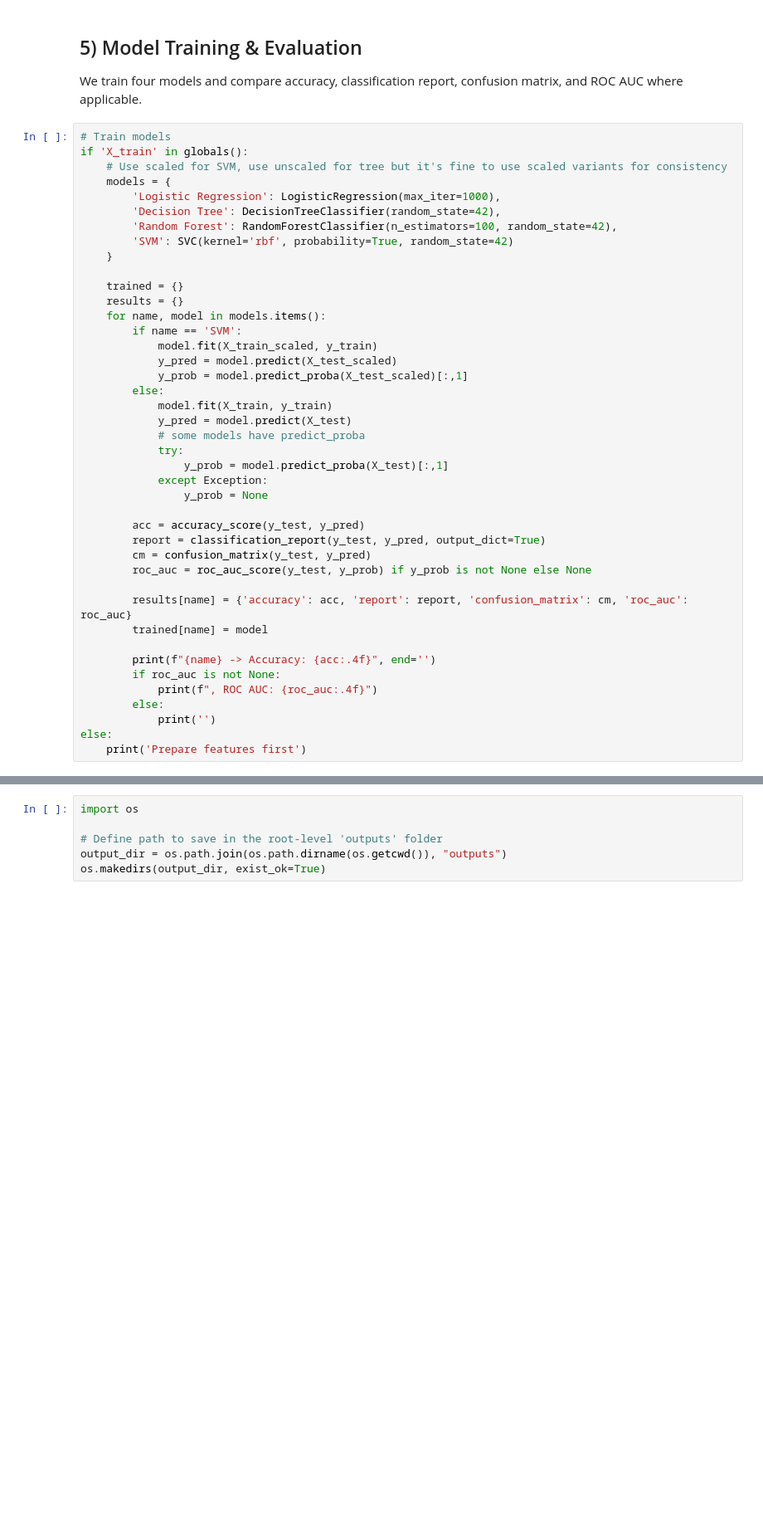
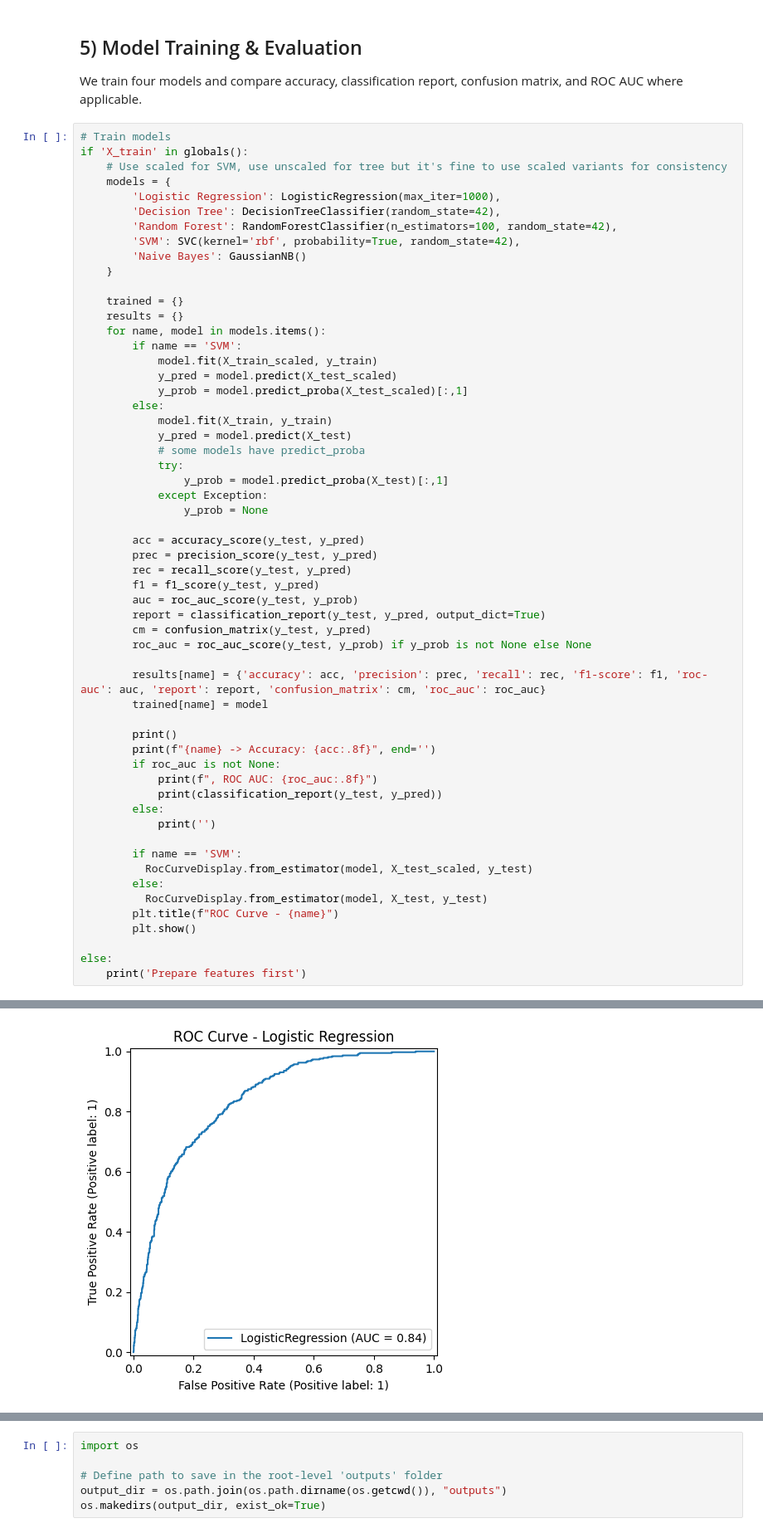
Before and after one commit to monikatyagiisc/customer-churn-prediction, a Jupyter notebook: notebooks/Customer_Churn_Prediction.ipynb, the cells around one changed output, grey strips where cells are left out. Shown at 83% size. Saved outputs shown, nothing was run; the diff lists cells and outputs as text; blank space fills up the shorter version.

```diff
--- a/notebooks/Customer_Churn_Prediction.ipynb
+++ b/notebooks/Customer_Churn_Prediction.ipynb
@@ -266,7 +280,8 @@ if 'X_train' in globals():
         'Logistic Regression': LogisticRegression(max_iter=1000),
         'Decision Tree': DecisionTreeClassifier(random_state=42),
         'Random Forest': RandomForestClassifier(n_estimators=100, random_state=42),
-        'SVM': SVC(kernel='rbf', probability=True, random_state=42)
+        'SVM': SVC(kernel='rbf', probability=True, random_state=42),
+        'Naive Bayes': GaussianNB()
     }
 
     trained = {}
@@ -286,18 +301,32 @@ if 'X_train' in globals():
                 y_prob = None
 
         acc = accuracy_score(y_test, y_pred)
+        prec = precision_score(y_test, y_pred)
+        rec = recall_score(y_test, y_pred)
+        f1 = f1_score(y_test, y_pred)
+        auc = roc_auc_score(y_test, y_prob)
         report = classification_report(y_test, y_pred, output_dict=True)
         cm = confusion_matrix(y_test, y_pred)
         roc_auc = roc_auc_score(y_test, y_prob) if y_prob is not None else None
 
-        results[name] = {'accuracy': acc, 'report': report, 'confusion_matrix': cm, 'roc_auc': roc_auc}
+        results[name] = {'accuracy': acc, 'precision': prec, 'recall': rec, 'f1-score': f1, 'roc-auc': auc, 'report': report, 'confusion_matrix': cm, 'roc_auc': roc_auc}
         trained[name] = model
 
-        print(f"{name} -> Accuracy: {acc:.4f}", end='')
+        print()
+        print(f"{name} -> Accuracy: {acc:.8f}", end='')
         if roc_auc is not None:
-            print(f", ROC AUC: {roc_auc:.4f}")
+            print(f", ROC AUC: {roc_auc:.8f}")
+            print(classification_report(y_test, y_pred))
         else:
             print('')
+
+        if name == 'SVM':
+          RocCurveDisplay.from_estimator(model, X_test_scaled, y_test)
+        else:
+          RocCurveDisplay.from_estimator(model, X_test, y_test)
+        plt.title(f"ROC Curve - {name}")
+        plt.show()
+
 else:
     print('Prepare features first')
 # %% [output]
@@ -307,0 +342 @@ SVM -> Accuracy: 0.7868, ROC AUC: 0.7909
+[figure, added]
```
Also changed, not shown: parts of 16 cells of this notebook.
